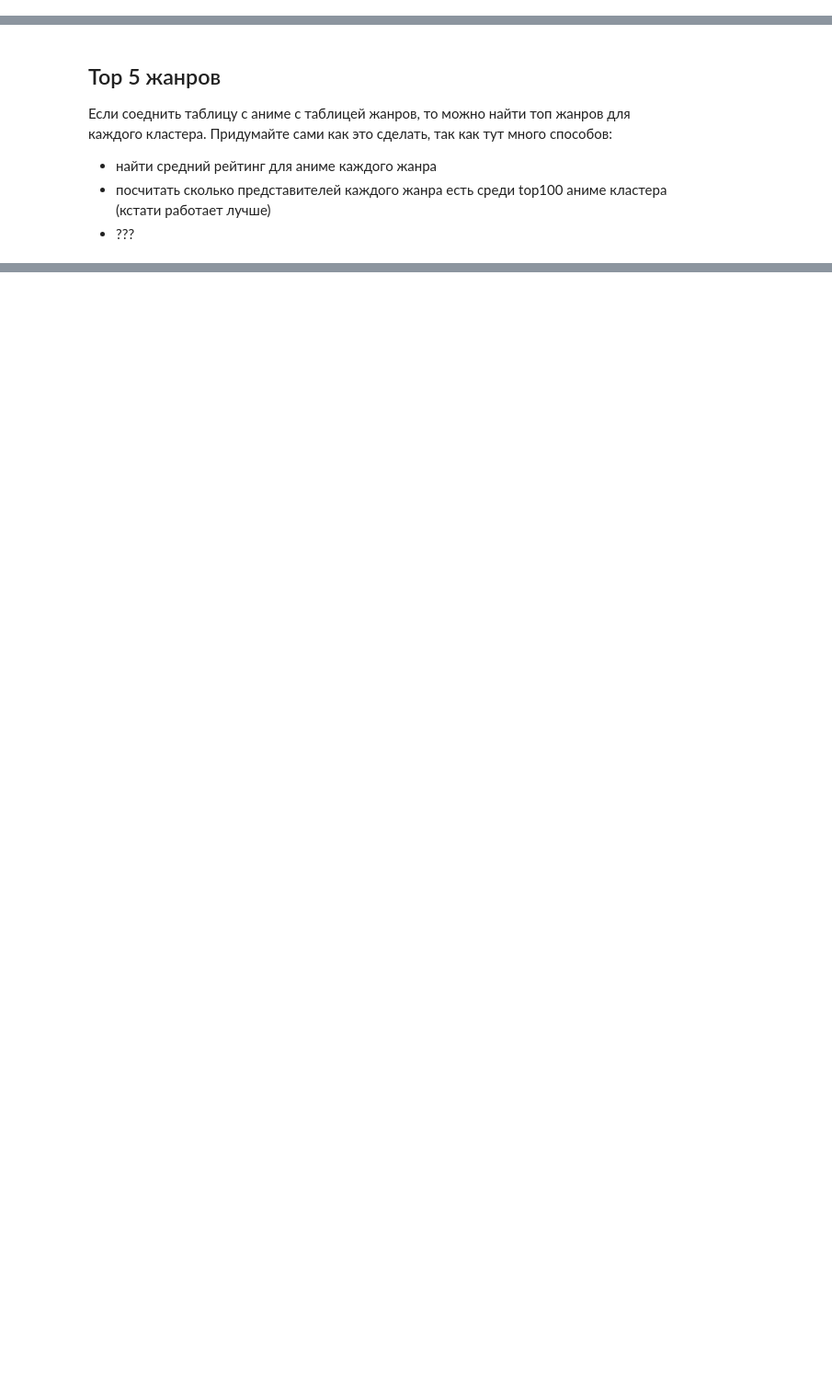
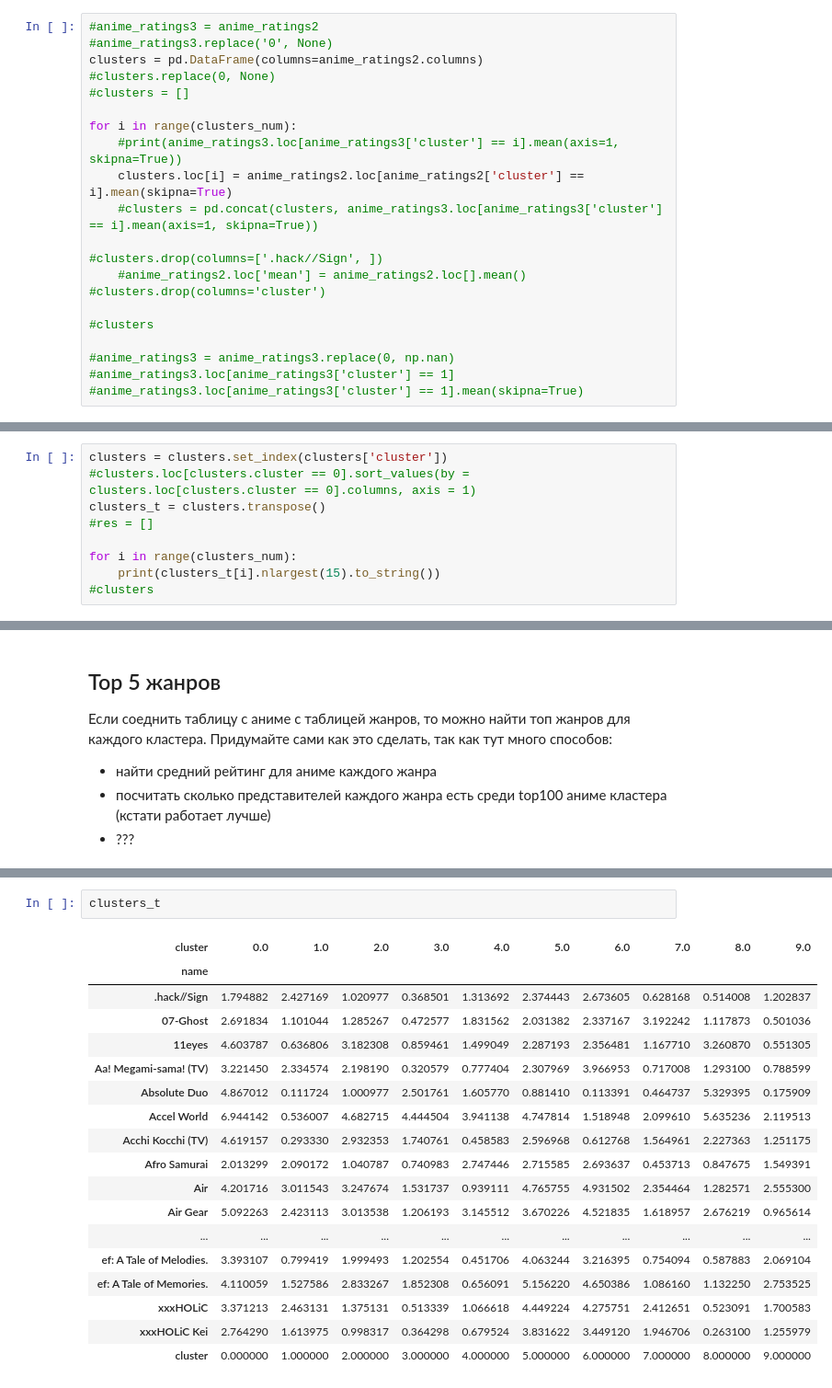
Before and after one commit to evggenshch/7bits_ML_1819, a Jupyter notebook: week05_workshop_05-01-clustering-workshop.ipynb, the cells around one changed output, grey strips where cells are left out. Shown at 92% size. Saved outputs shown, nothing was run; the diff lists cells and outputs as text; blank space fills up the shorter version.

```diff
--- a/week05_workshop_05-01-clustering-workshop.ipynb
+++ b/week05_workshop_05-01-clustering-workshop.ipynb
@@ -258,3 +259,24 @@ kNN будет плохо работать на многомерных данн
 - для каждого кластера возьмите набор аниме с их средним рейтингом, отсортируйте этот набор по убыванию рейтинга.
 - возьмите первые 15 элементов из набора - это и будет топ15 аниме в кластере.
 - согласны ли вы с содержимым кластера?
+# %%
+#anime_ratings3 = anime_ratings2
+#anime_ratings3.replace('0', None)
+clusters = pd.DataFrame(columns=anime_ratings2.columns)
+#clusters.replace(0, None)
+#clusters = []
+
+for i in range(clusters_num):
+    #print(anime_ratings3.loc[anime_ratings3['cluster'] == i].mean(axis=1, skipna=True))
+    clusters.loc[i] = anime_ratings2.loc[anime_ratings2['cluster'] == i].mean(skipna=True)
+    #clusters = pd.concat(clusters, anime_ratings3.loc[anime_ratings3['cluster'] == i].mean(axis=1, skipna=True))
+
+#clusters.drop(columns=['.hack//Sign', ])
+    #anime_ratings2.loc['mean'] = anime_ratings2.loc[].mean()
+#clusters.drop(columns='cluster')
+
+#clusters
+
+#anime_ratings3 = anime_ratings3.replace(0, np.nan)
+#anime_ratings3.loc[anime_ratings3['cluster'] == 1]
+#anime_ratings3.loc[anime_ratings3['cluster'] == 1].mean(skipna=True)
@@ -260,0 +296,9 @@ kNN будет плохо работать на многомерных данн
+# %%
+clusters = clusters.set_index(clusters['cluster'])
+#clusters.loc[clusters.cluster == 0].sort_values(by = clusters.loc[clusters.cluster == 0].columns, axis = 1)
+clusters_t = clusters.transpose()
+#res = []
+
+for i in range(clusters_num):
+    print(clusters_t[i].nlargest(15).to_string())
+#clusters
@@ -268,0 +360,21 @@ kNN будет плохо работать на многомерных данн
+# %%
+clusters_t
+# %% [output]
+| cluster | 0.0 | 1.0 | 2.0 | 3.0 | 4.0 | 5.0 | 6.0 | 7.0 | 8.0 | 9.0 |
+| name |  |  |  |  |  |  |  |  |  |  |
+| .hack//Sign | 1.794882 | 2.427169 | 1.020977 | 0.368501 | 1.313692 | 2.374443 | 2.673605 | 0.628168 | 0.514008 | 1.202837 |
+| 07-Ghost | 2.691834 | 1.101044 | 1.285267 | 0.472577 | 1.831562 | 2.031382 | 2.337167 | 3.192242 | 1.117873 | 0.501036 |
+| 11eyes | 4.603787 | 0.636806 | 3.182308 | 0.859461 | 1.499049 | 2.287193 | 2.356481 | 1.167710 | 3.260870 | 0.551305 |
+| Aa! Megami-sama! (TV) | 3.221450 | 2.334574 | 2.198190 | 0.320579 | 0.777404 | 2.307969 | 3.966953 | 0.717008 | 1.293100 | 0.788599 |
+| Absolute Duo | 4.867012 | 0.111724 | 1.000977 | 2.501761 | 1.605770 | 0.881410 | 0.113391 | 0.464737 | 5.329395 | 0.175909 |
+| Accel World | 6.944142 | 0.536007 | 4.682715 | 4.444504 | 3.941138 | 4.747814 | 1.518948 | 2.099610 | 5.635236 | 2.119513 |
+| Acchi Kocchi (TV) | 4.619157 | 0.293330 | 2.932353 | 1.740761 | 0.458583 | 2.596968 | 0.612768 | 1.564961 | 2.227363 | 1.251175 |
+| Afro Samurai | 2.013299 | 2.090172 | 1.040787 | 0.740983 | 2.747446 | 2.715585 | 2.693637 | 0.453713 | 0.847675 | 1.549391 |
+| Air | 4.201716 | 3.011543 | 3.247674 | 1.531737 | 0.939111 | 4.765755 | 4.931502 | 2.354464 | 1.282571 | 2.555300 |
+| Air Gear | 5.092263 | 2.423113 | 3.013538 | 1.206193 | 3.145512 | 3.670226 | 4.521835 | 1.618957 | 2.676219 | 0.965614 |
+| ... | ... | ... | ... | ... | ... | ... | ... | ... | ... | ... |
+| ef: A Tale of Melodies. | 3.393107 | 0.799419 | 1.999493 | 1.202554 | 0.451706 | 4.063244 | 3.216395 | 0.754094 | 0.587883 | 2.069104 |
+| ef: A Tale of Memories. | 4.110059 | 1.527586 | 2.833267 | 1.852308 | 0.656091 | 5.156220 | 4.650386 | 1.086160 | 1.132250 | 2.753525 |
+| xxxHOLiC | 3.371213 | 2.463131 | 1.375131 | 0.513339 | 1.066618 | 4.449224 | 4.275751 | 2.412651 | 0.523091 | 1.700583 |
+| xxxHOLiC Kei | 2.764290 | 1.613975 | 0.998317 | 0.364298 | 0.679524 | 3.831622 | 3.449120 | 1.946706 | 0.263100 | 1.255979 |
+| cluster | 0.000000 | 1.000000 | 2.000000 | 3.000000 | 4.000000 | 5.000000 | 6.000000 | 7.000000 | 8.000000 | 9.000000 |
```
Also changed, not shown: parts of 25 cells of this notebook, 4 other files.
